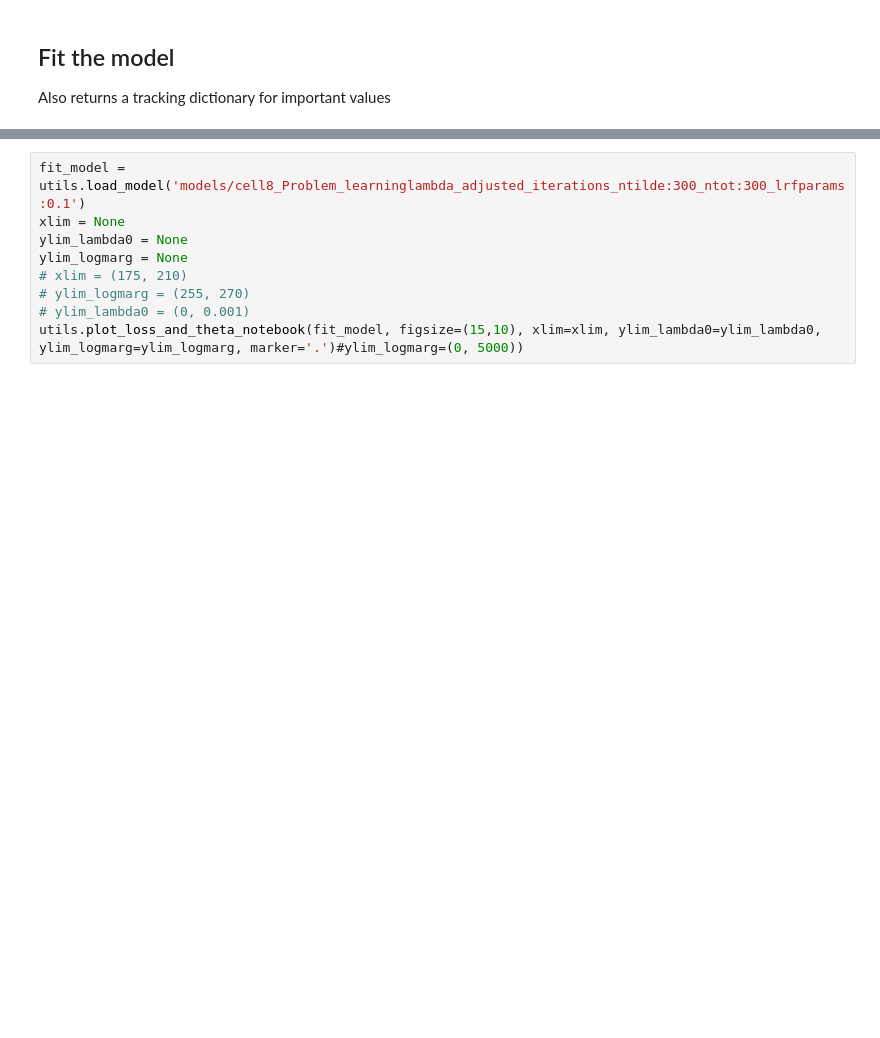
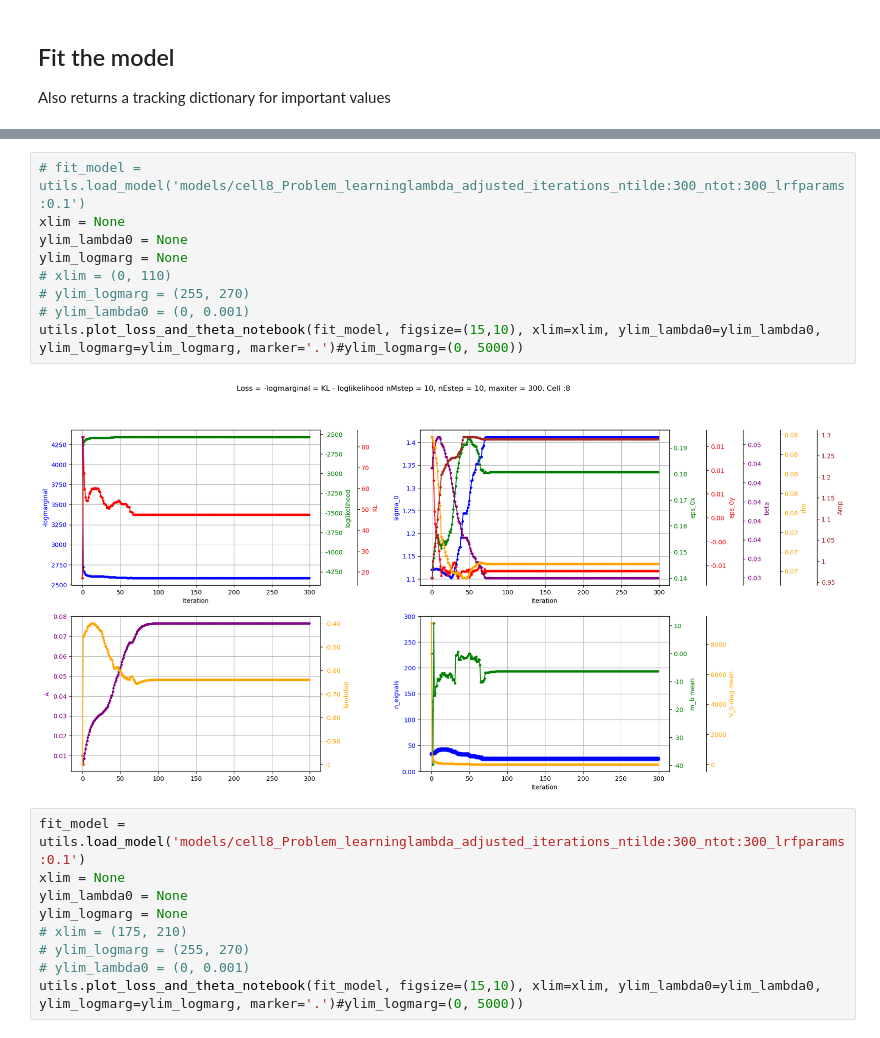
Before and after one commit to retinal-information-processing-lab/gaussian_processes, a Jupyter notebook: Spatial_GP_repo/one_cell_fit.ipynb, the cells around one changed output, grey strips where cells are left out. Drawn from its saved outputs; the diff is of its cells as text; blank space fills up the shorter version.

```diff
--- a/Spatial_GP_repo/one_cell_fit.ipynb
+++ b/Spatial_GP_repo/one_cell_fit.ipynb
@@ -287,3 +287,14 @@ utils.plot_loss_and_theta_notebook(fit_model, figsize=(15,10), xlim=xlim, ylim_l
+# %%
+# fit_model = utils.load_model('models/cell8_Problem_learninglambda_adjusted_iterations_ntilde:300_ntot:300_lrfparams:0.1')
+xlim = None
+ylim_lambda0 = None
+ylim_logmarg = None
+# xlim = (0, 110)
+# ylim_logmarg = (255, 270)
+# ylim_lambda0 = (0, 0.001)
+utils.plot_loss_and_theta_notebook(fit_model, figsize=(15,10), xlim=xlim, ylim_lambda0=ylim_lambda0, ylim_logmarg=ylim_logmarg, marker='.')#ylim_logmarg=(0, 5000))
+# %% [output]
+[figure, added]
 # %%
 fit_model = utils.load_model('models/cell8_Problem_learninglambda_adjusted_iterations_ntilde:300_ntot:300_lrfparams:0.1')
 xlim = None
```
Also changed, not shown: parts of 7 cells of this notebook, 2 other files.
